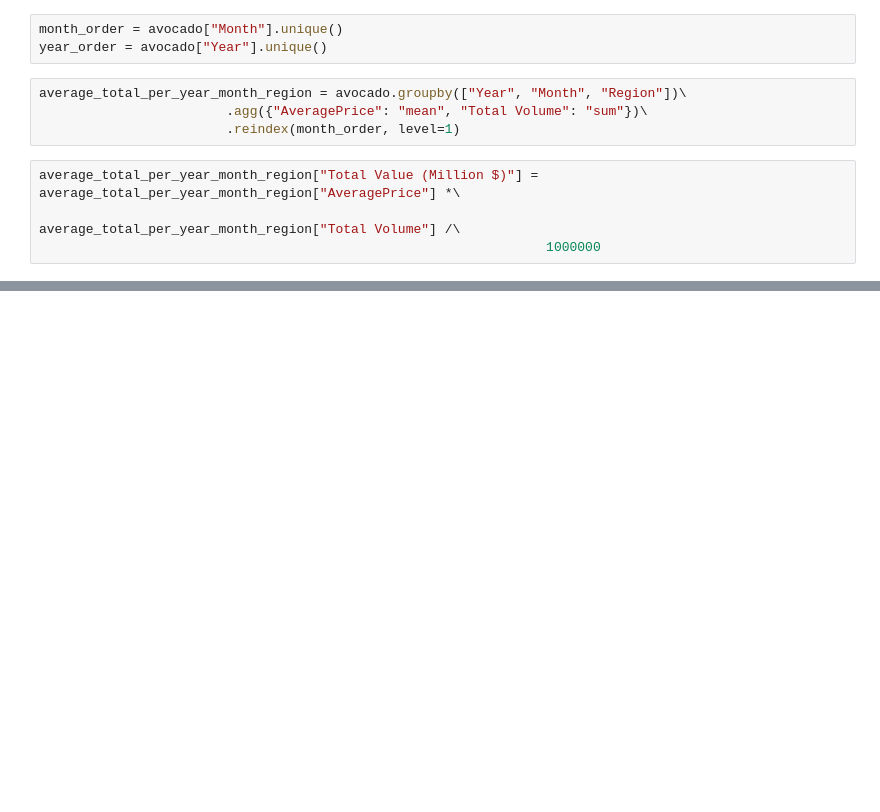
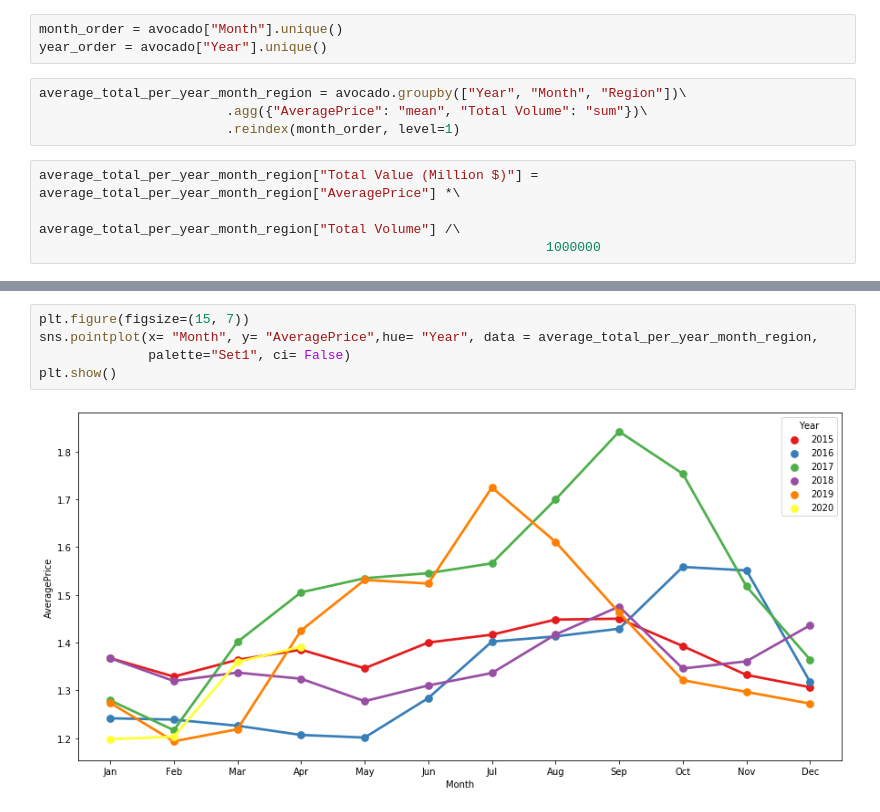
Before and after one commit to SoroushGhaderi/avocado_prices_data_analysis_machine_learning, a Jupyter notebook: avocado_data_analysis.ipynb, the cells around one changed output, grey strips where cells are left out. Cells and saved outputs as stored; diff of their text form; blank space fills up the shorter version.

```diff
--- a/avocado_data_analysis.ipynb
+++ b/avocado_data_analysis.ipynb
@@ -55,0 +51,7 @@ average_total_per_year_month_region
+# %%
+plt.figure(figsize=(15, 7))
+sns.pointplot(x= "Month", y= "AveragePrice",hue= "Year", data = average_total_per_year_month_region,
+              palette="Set1", ci= False)
+plt.show()
+# %% [output]
+[figure, added]
```
Also changed, not shown: parts of 4 cells of this notebook.
